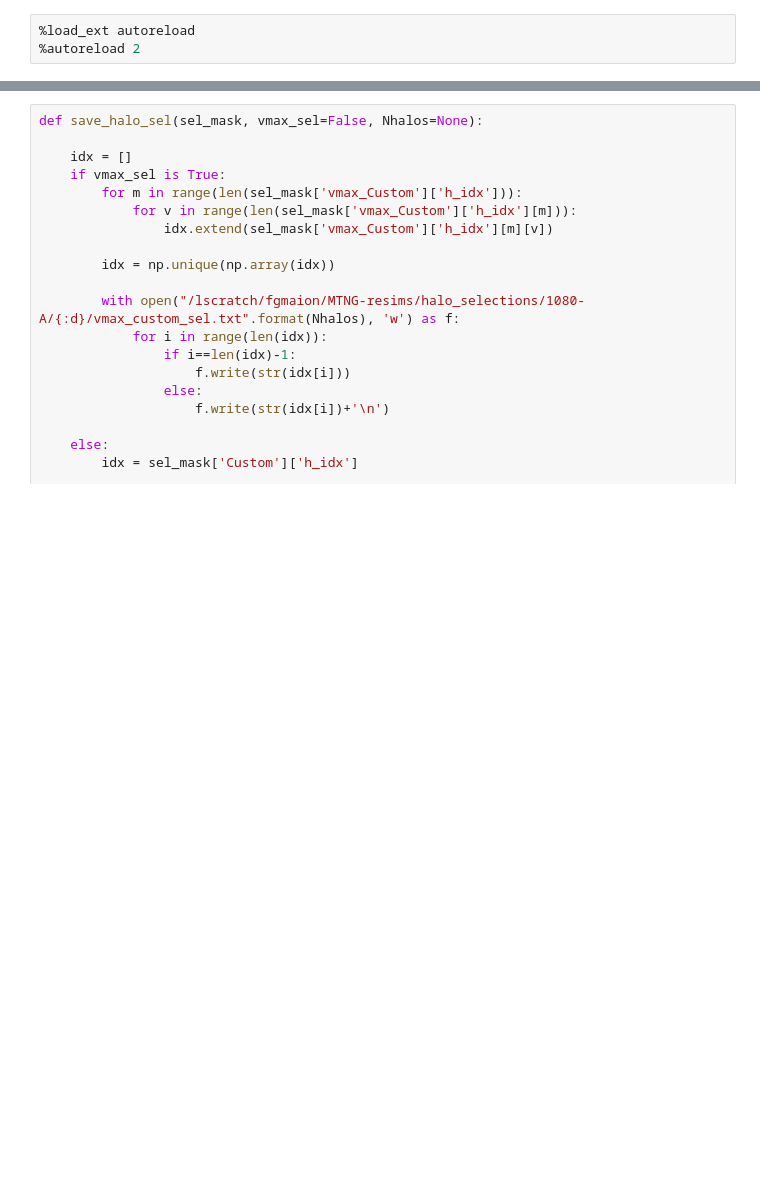
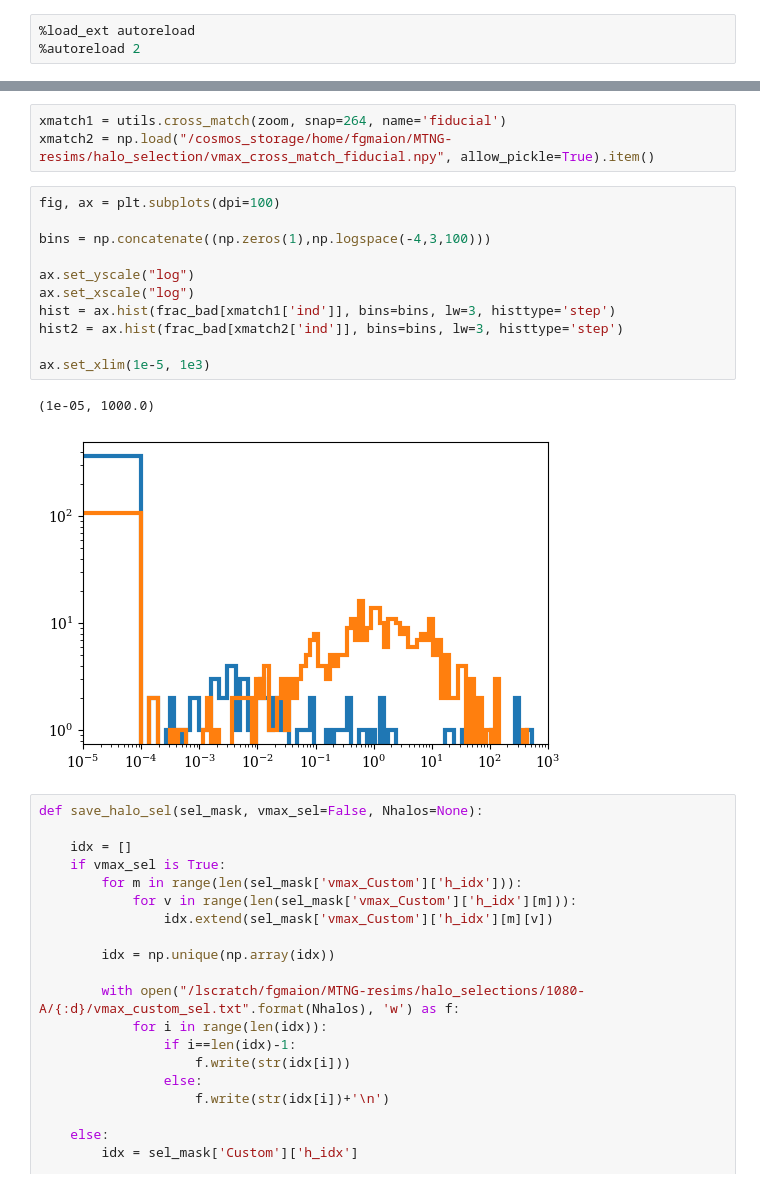
Before and after one commit to fgmaion/MTNG-resims, a Jupyter notebook: Notebooks/halo_selection.ipynb, the cells around one changed output, grey strips where cells are left out. Cells and saved outputs as stored; diff of their text form; blank space fills up the shorter version.

```diff
--- a/Notebooks/halo_selection.ipynb
+++ b/Notebooks/halo_selection.ipynb
@@ -19,3 +101,20 @@ display(HTML("<style>.container { width:100% !important; }</style>"))
+# %%
+xmatch1 = utils.cross_match(zoom, snap=264, name='fiducial')
+xmatch2 = np.load("/cosmos_storage/home/fgmaion/MTNG-resims/halo_selection/vmax_cross_match_fiducial.npy", allow_pickle=True).item()
+# %%
+fig, ax = plt.subplots(dpi=100)
+
+bins = np.concatenate((np.zeros(1),np.logspace(-4,3,100)))
+
+ax.set_yscale("log")
+ax.set_xscale("log")
+hist = ax.hist(frac_bad[xmatch1['ind']], bins=bins, lw=3, histtype='step')
+hist2 = ax.hist(frac_bad[xmatch2['ind']], bins=bins, lw=3, histtype='step')
+
+ax.set_xlim(1e-5, 1e3)
+# %% [output]
+(1e-05, 1000.0)
+[figure, added]
 # %%
 def save_halo_sel(sel_mask, vmax_sel=False, Nhalos=None):
 
```
Also changed, not shown: parts of 10 cells of this notebook, 5 other files.
